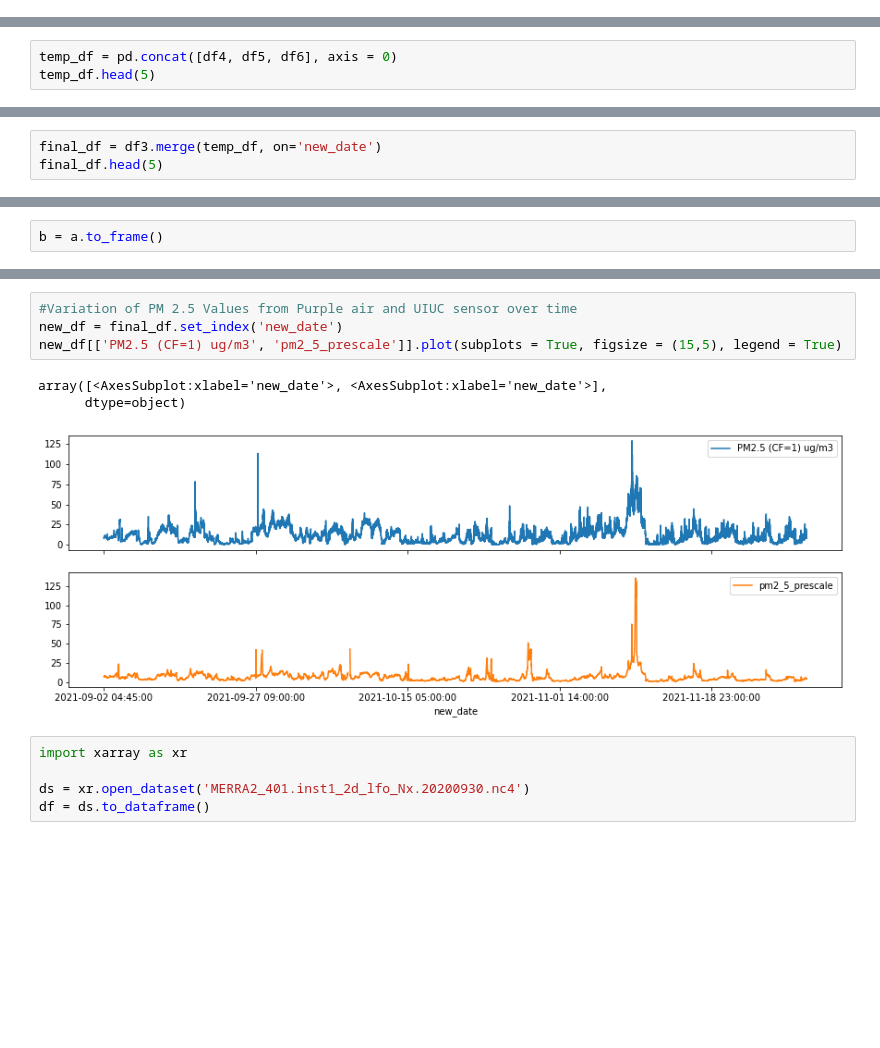
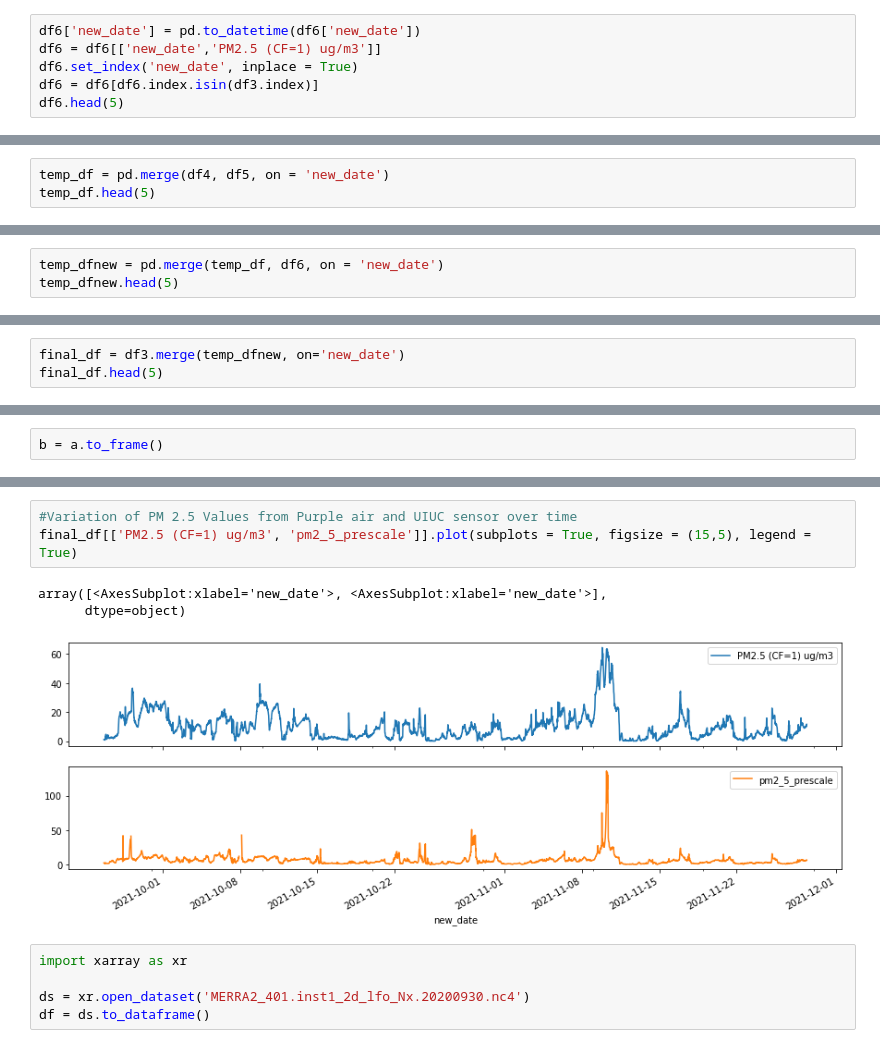
Before and after one commit to mihakim2/2021Fall_finals, a Jupyter notebook: correlations.ipynb, the cells around one changed output, grey strips where cells are left out. Cells and saved outputs as stored; diff of their text form; blank space fills up the shorter version.

```diff
--- a/correlations.ipynb
+++ b/correlations.ipynb
@@ -22,0 +54,6 @@ df3.head(5)
+# %%
+df6['new_date'] = pd.to_datetime(df6['new_date'])
+df6 = df6[['new_date','PM2.5 (CF=1) ug/m3']]
+df6.set_index('new_date', inplace = True)
+df6 = df6[df6.index.isin(df3.index)]
+df6.head(5)
@@ -23,4 +68,4 @@ df3.head(5)
 # %%
-temp_df = pd.concat([df4, df5, df6], axis = 0)
+temp_df = pd.merge(df4, df5, on = 'new_date')
 temp_df.head(5)
 # %% [output]
@@ -32,0 +79,3 @@ temp_df.head(5)
+# %%
+temp_dfnew = pd.merge(temp_df, df6, on = 'new_date')
+temp_dfnew.head(5)
@@ -33,4 +90,4 @@ temp_df.head(5)
 # %%
-final_df = df3.merge(temp_df, on='new_date')
+final_df = df3.merge(temp_dfnew, on='new_date')
 final_df.head(5)
 # %% [output]
@@ -104,11 +161,10 @@ array([[113.52972811,          nan],
 # %%
 #Variation of PM 2.5 Values from Purple air and UIUC sensor over time
-new_df = final_df.set_index('new_date')
-new_df[['PM2.5 (CF=1) ug/m3', 'pm2_5_prescale']].plot(subplots = True, figsize = (15,5), legend = True)
+final_df[['PM2.5 (CF=1) ug/m3', 'pm2_5_prescale']].plot(subplots = True, figsize = (15,5), legend = True)
 # %% [output]
 array([<AxesSubplot:xlabel='new_date'>, <AxesSubplot:xlabel='new_date'>],
       dtype=object)
-[figure, old version]
+[figure, new version]
 # %%
 import xarray as xr
 
```
Also changed, not shown: parts of 38 cells of this notebook.
